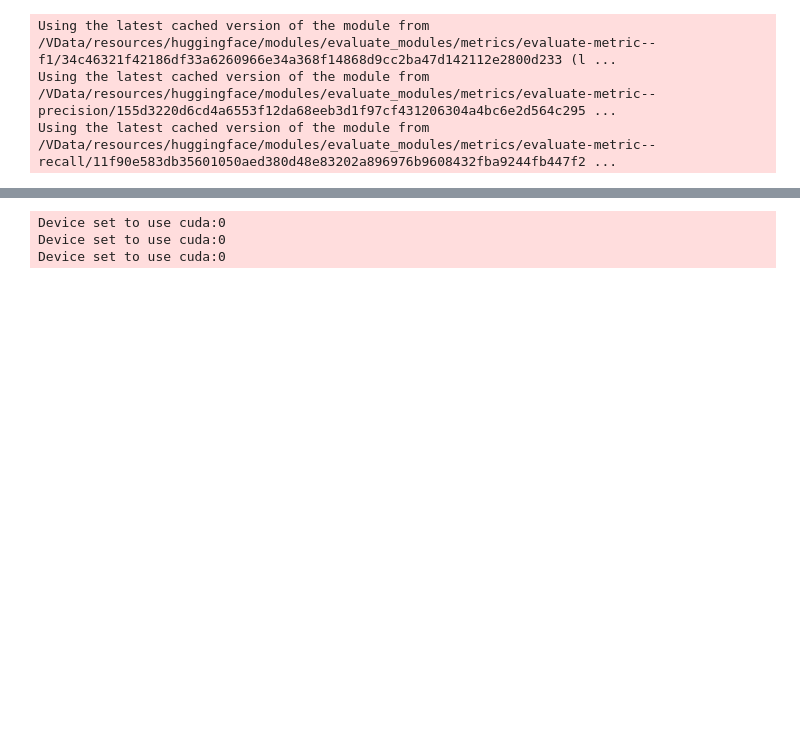
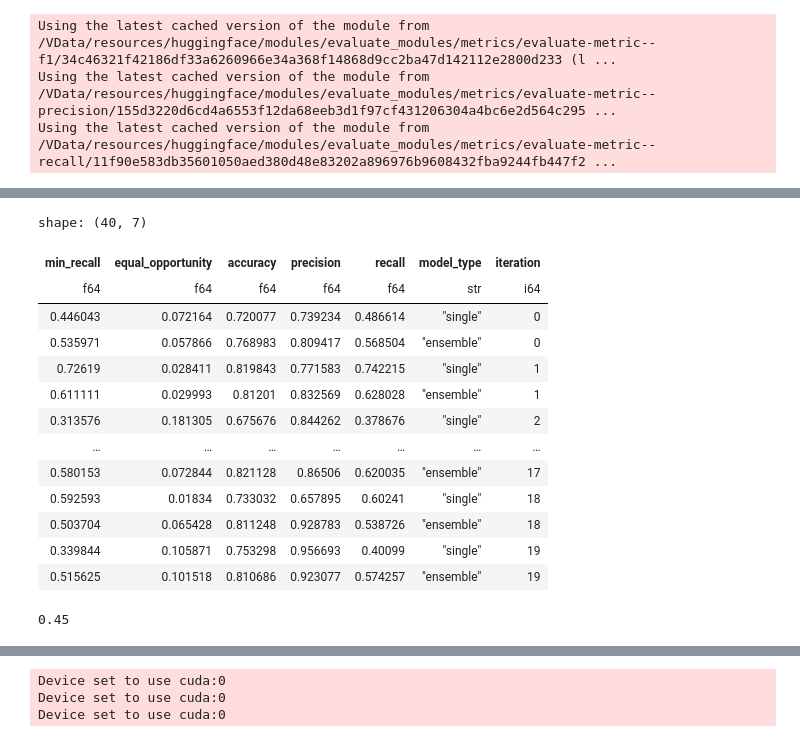
Before and after one commit to jhrystrom/oxonfair, a Jupyter notebook: examples/ensemble_playground.ipynb, the cells around one changed output, grey strips where cells are left out. Drawn from its saved outputs; the diff is of its cells as text; code cells hidden in the pictures; blank space fills up the shorter version.

```diff
--- a/examples/ensemble_playground.ipynb
+++ b/examples/ensemble_playground.ipynb
@@ -398,0 +392,26 @@ pd.concat(metrics)
+# %%
+test_metrics_latest
+# %% [output]
+shape: (40, 7)
+| min_recall | equal_opportunity | accuracy | precision | recall | model_type | iteration |
+| f64 | f64 | f64 | f64 | f64 | str | i64 |
+| 0.446043 | 0.072164 | 0.720077 | 0.739234 | 0.486614 | "single" | 0 |
+| 0.535971 | 0.057866 | 0.768983 | 0.809417 | 0.568504 | "ensemble" | 0 |
+| 0.72619 | 0.028411 | 0.819843 | 0.771583 | 0.742215 | "single" | 1 |
+| 0.611111 | 0.029993 | 0.81201 | 0.832569 | 0.628028 | "ensemble" | 1 |
+| 0.313576 | 0.181305 | 0.675676 | 0.844262 | 0.378676 | "single" | 2 |
+| … | … | … | … | … | … | … |
+| 0.580153 | 0.072844 | 0.821128 | 0.86506 | 0.620035 | "ensemble" | 17 |
+| 0.592593 | 0.01834 | 0.733032 | 0.657895 | 0.60241 | "single" | 18 |
+| 0.503704 | 0.065428 | 0.811248 | 0.928783 | 0.538726 | "ensemble" | 18 |
+| 0.339844 | 0.105871 | 0.753298 | 0.956693 | 0.40099 | "single" | 19 |
+| 0.515625 | 0.101518 | 0.810686 | 0.923077 | 0.574257 | "ensemble" | 19 |
+# %%
+pivoted_metrics = test_metrics_latest.select(
+    "iteration", "model_type", "min_recall"
+).pivot(on="model_type", index="iteration")
+pivoted_metrics.with_columns(
+    (pl.col("single") < pl.col("ensemble")).alias("hypothesis_true")
+)["hypothesis_true"].mean()
+# %% [output]
+0.45
```
Also changed, not shown: parts of 10 cells of this notebook, 13 other files.
